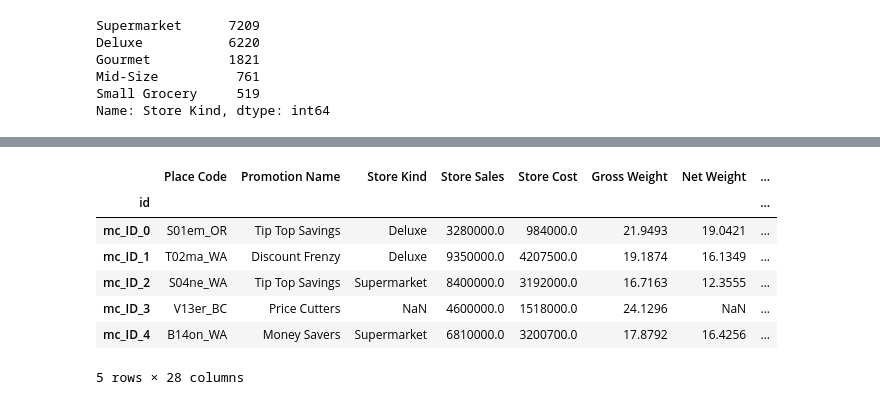
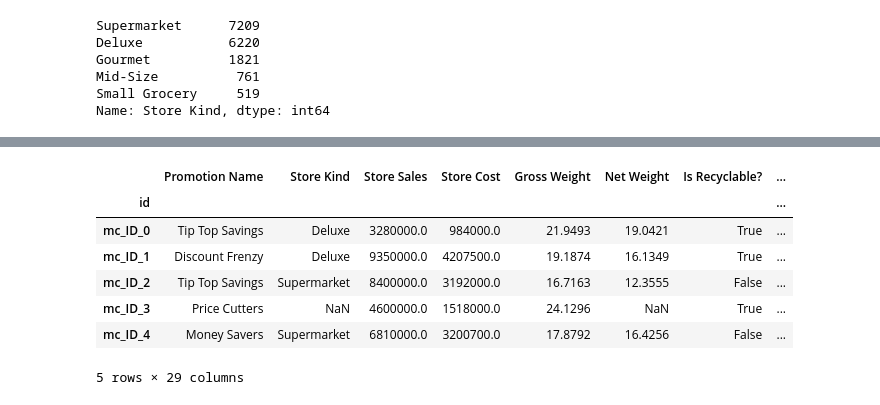
Before and after one commit to kershrita/Predicting-Market-Costs, a Jupyter notebook: data pre-processing.ipynb, the cells around one changed output, grey strips where cells are left out. Cells and saved outputs as stored; diff of their text form; code cells hidden in the pictures.

```diff
--- a/data pre-processing.ipynb
+++ b/data pre-processing.ipynb
@@ -271,21 +253,23 @@ memory usage: 1.8+ MB
 # %%
 df2 = pre.set_index(df2)
 df2 = pre.split_person_description(df2)
+df2 = pre.split_place_code(df2)
 df2 = pre.split_customer_order(df2)
 df2 = pre.encode_market_features(df2)
 df2 = pre.transform_cost_sales(df2)
 df2 = pre.transform_income(df2)
 df2 = pre.calculate_package_weight(df2)
 #df2 = transform_columns_type(df2)
 df2["Frozen Area"] = df2["Frozen Area"][(df2["Frozen Area"] != '""')].str.rstrip('.').astype(float)
 df2 = df2.drop(columns="")
+df2 = pre.encode_columns(df2)
 df2.head()
 # %% [output]
-|  | Place Code | Promotion Name | Store Kind | Store Sales | Store Cost | Gross Weight | Net Weight | ... |
+|  | Promotion Name | Store Kind | Store Sales | Store Cost | Gross Weight | Net Weight | Is Recyclable? | ... |
 | id |  |  |  |  |  |  |  | ... |
-| mc_ID_0 | S01em_OR | Tip Top Savings | Deluxe | 3280000.0 | 984000.0 | 21.9493 | 19.0421 | ... |
-| mc_ID_1 | T02ma_WA | Discount Frenzy | Deluxe | 9350000.0 | 4207500.0 | 19.1874 | 16.1349 | ... |
-| mc_ID_2 | S04ne_WA | Tip Top Savings | Supermarket | 8400000.0 | 3192000.0 | 16.7163 | 12.3555 | ... |
-| mc_ID_3 | V13er_BC | Price Cutters | NaN | 4600000.0 | 1518000.0 | 24.1296 | NaN | ... |
-| mc_ID_4 | B14on_WA | Money Savers | Supermarket | 6810000.0 | 3200700.0 | 17.8792 | 16.4256 | ... |
+| mc_ID_0 | Tip Top Savings | Deluxe | 3280000.0 | 984000.0 | 21.9493 | 19.0421 | True | ... |
+| mc_ID_1 | Discount Frenzy | Deluxe | 9350000.0 | 4207500.0 | 19.1874 | 16.1349 | True | ... |
+| mc_ID_2 | Tip Top Savings | Supermarket | 8400000.0 | 3192000.0 | 16.7163 | 12.3555 | False | ... |
+| mc_ID_3 | Price Cutters | NaN | 4600000.0 | 1518000.0 | 24.1296 | NaN | True | ... |
+| mc_ID_4 | Money Savers | Supermarket | 6810000.0 | 3200700.0 | 17.8792 | 16.4256 | False | ... |
-5 rows × 28 columns
+5 rows × 29 columns
```
Also changed, not shown: parts of 39 cells of this notebook, 6 other files.
